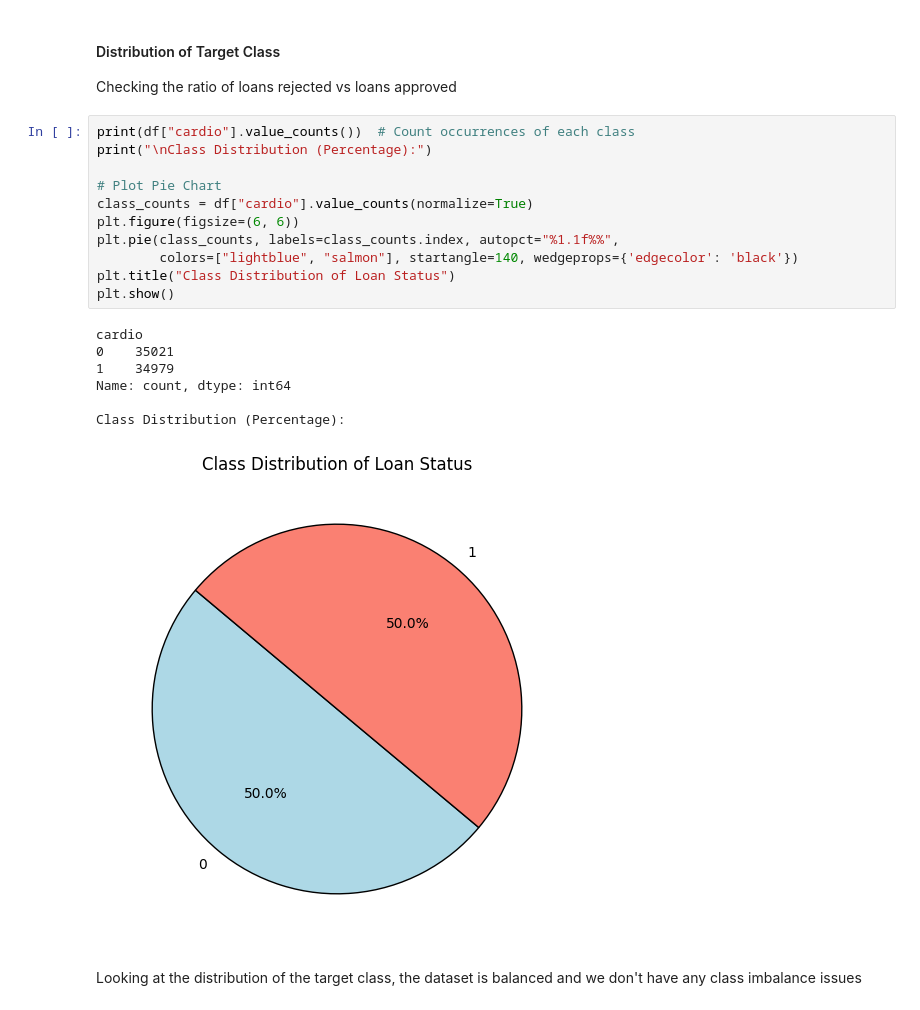
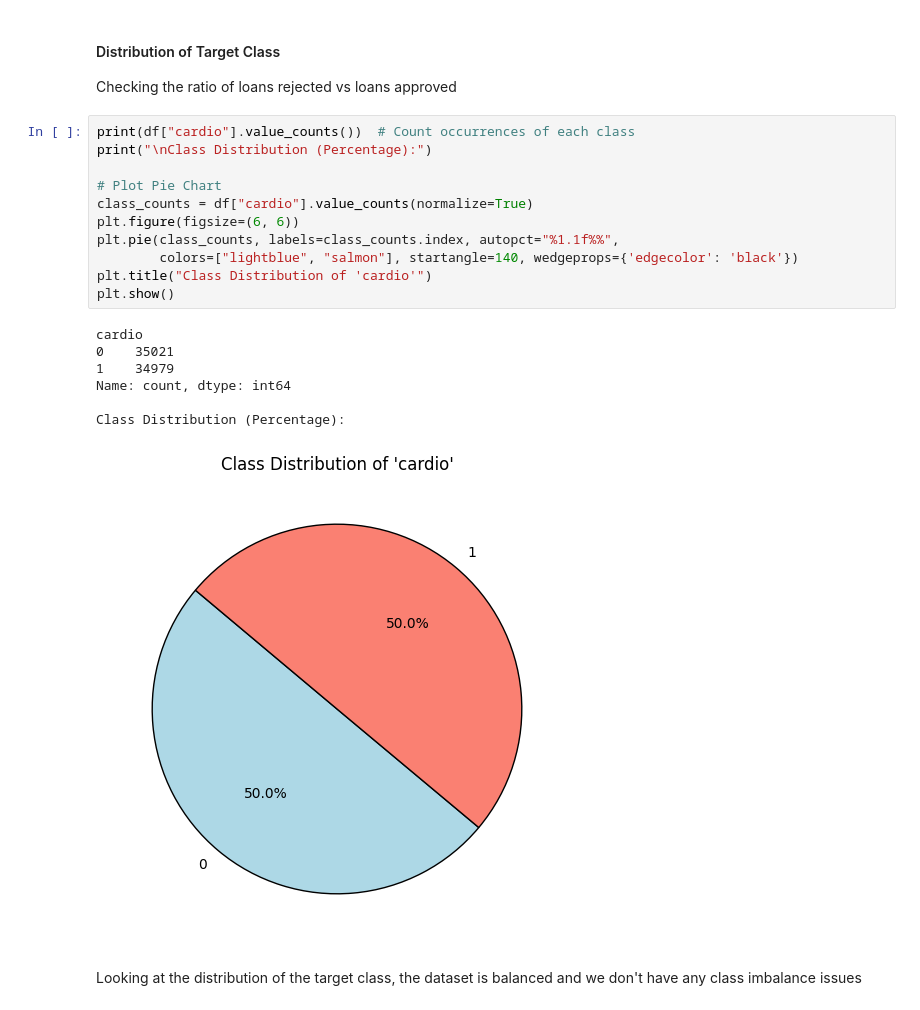
Before and after one commit to A00431008/Transformers_NN, a Jupyter notebook: Transformers_NN.ipynb, the cells around one changed output. Saved outputs shown, nothing was run; the diff lists cells and outputs as text.

Commit message:
Edited title in pie chart

```diff
--- a/Transformers_NN.ipynb
+++ b/Transformers_NN.ipynb
@@ -144,22 +144,22 @@ Checking the ratio of loans rejected vs loans approved
 # %%
 print(df["cardio"].value_counts())  # Count occurrences of each class
 print("\nClass Distribution (Percentage):")
 
 # Plot Pie Chart
 class_counts = df["cardio"].value_counts(normalize=True)
 plt.figure(figsize=(6, 6))
 plt.pie(class_counts, labels=class_counts.index, autopct="%1.1f%%",
         colors=["lightblue", "salmon"], startangle=140, wedgeprops={'edgecolor': 'black'})
-plt.title("Class Distribution of Loan Status")
+plt.title("Class Distribution of 'cardio'")
 plt.show()
 # %% [output]
 cardio
 0    35021
 1    34979
 Name: count, dtype: int64
 
 Class Distribution (Percentage):
-[figure, old version]
+[figure, new version]
 # %% [markdown]
 Looking at the distribution of the target class, the dataset is balanced and we don't have any class imbalance issues
 # %% [markdown]
```
